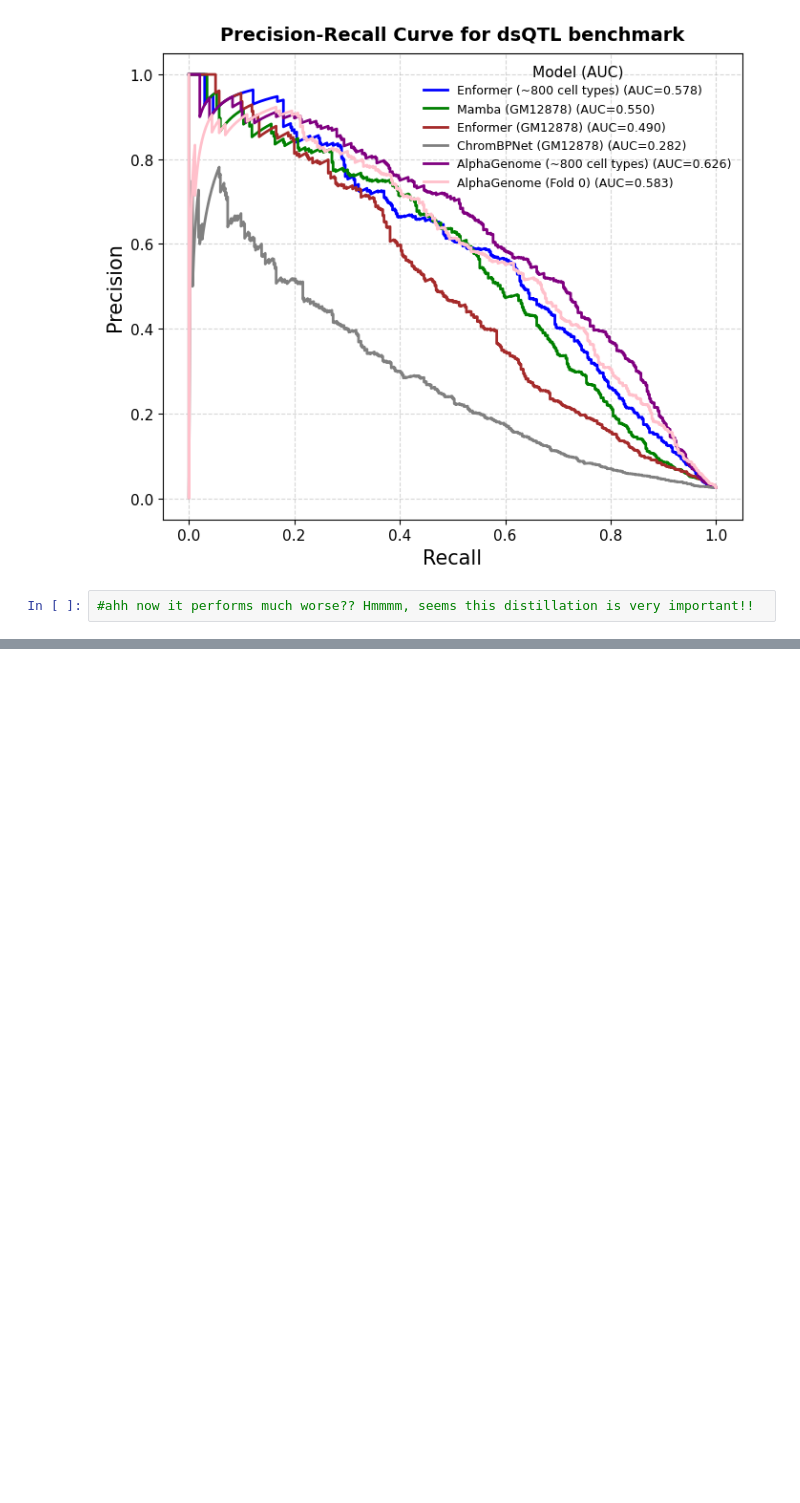
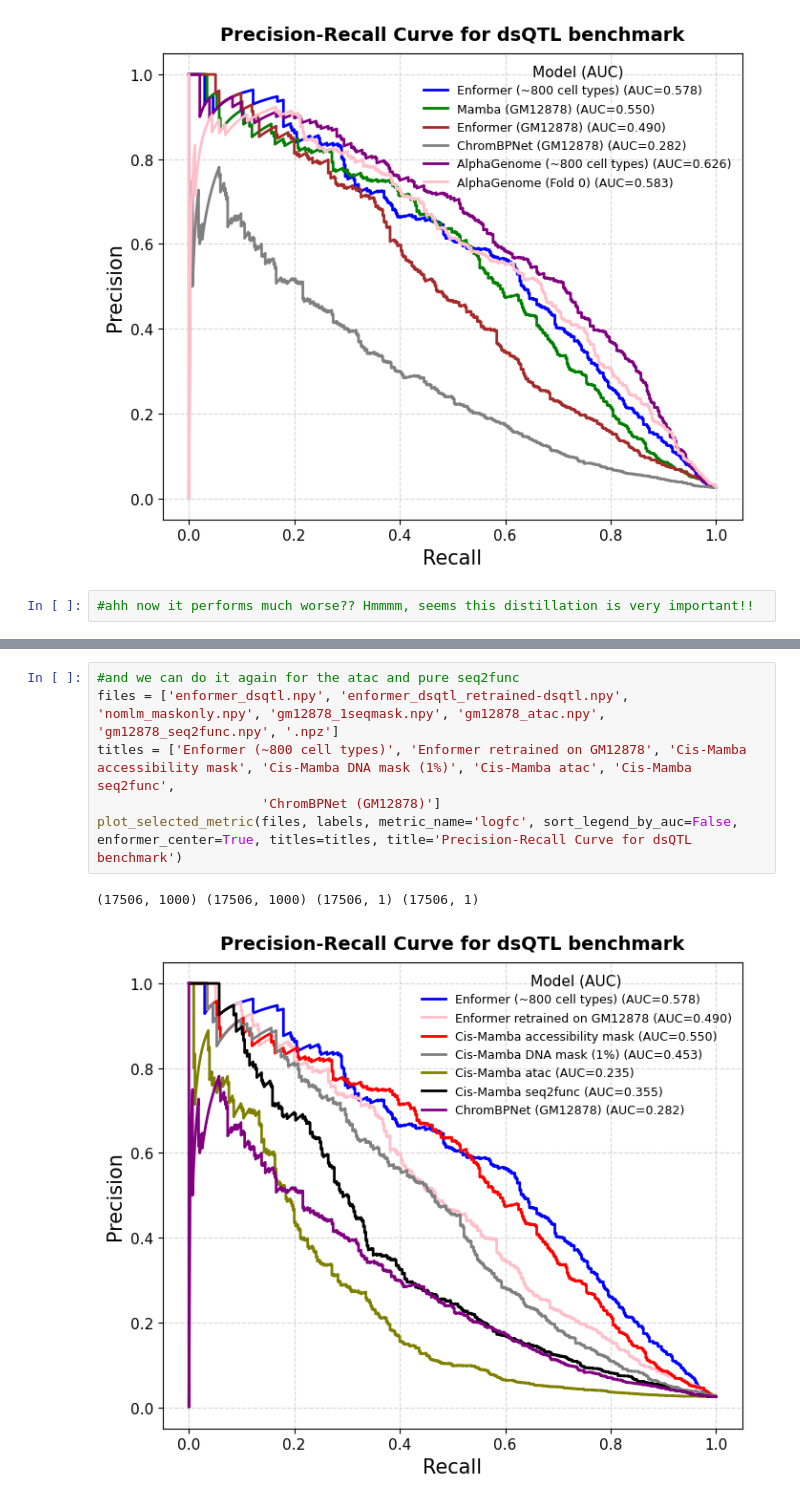
Before and after one commit to Sarthak-Ti/caduceus, a Jupyter notebook: code_test/dsQTL_benchmark6.ipynb, the cells around one changed output, grey strips where cells are left out. Drawn from its saved outputs; the diff is of its cells as text; blank space fills up the shorter version.

```diff
--- a/code_test/dsQTL_benchmark6.ipynb
+++ b/code_test/dsQTL_benchmark6.ipynb
@@ -243,0 +486,9 @@ plot_selected_metric(files, labels, metric_name='logfc', sort_legend_by_auc=Fals
+# %%
+#and we can do it again for the atac and pure seq2func
+files = ['enformer_dsqtl.npy', 'enformer_dsqtl_retrained-dsqtl.npy', 'nomlm_maskonly.npy', 'gm12878_1seqmask.npy', 'gm12878_atac.npy', 'gm12878_seq2func.npy', '.npz']
+titles = ['Enformer (~800 cell types)', 'Enformer retrained on GM12878', 'Cis-Mamba accessibility mask', 'Cis-Mamba DNA mask (1%)', 'Cis-Mamba atac', 'Cis-Mamba seq2func',
+                     'ChromBPNet (GM12878)']
+plot_selected_metric(files, labels, metric_name='logfc', sort_legend_by_auc=False, enformer_center=True, titles=titles, title='Precision-Recall Curve for dsQTL benchmark')
+# %% [output]
+(17506, 1000) (17506, 1000) (17506, 1) (17506, 1)
+[figure, added]
```
Also changed, not shown: parts of 4 cells of this notebook, 19 other files.
